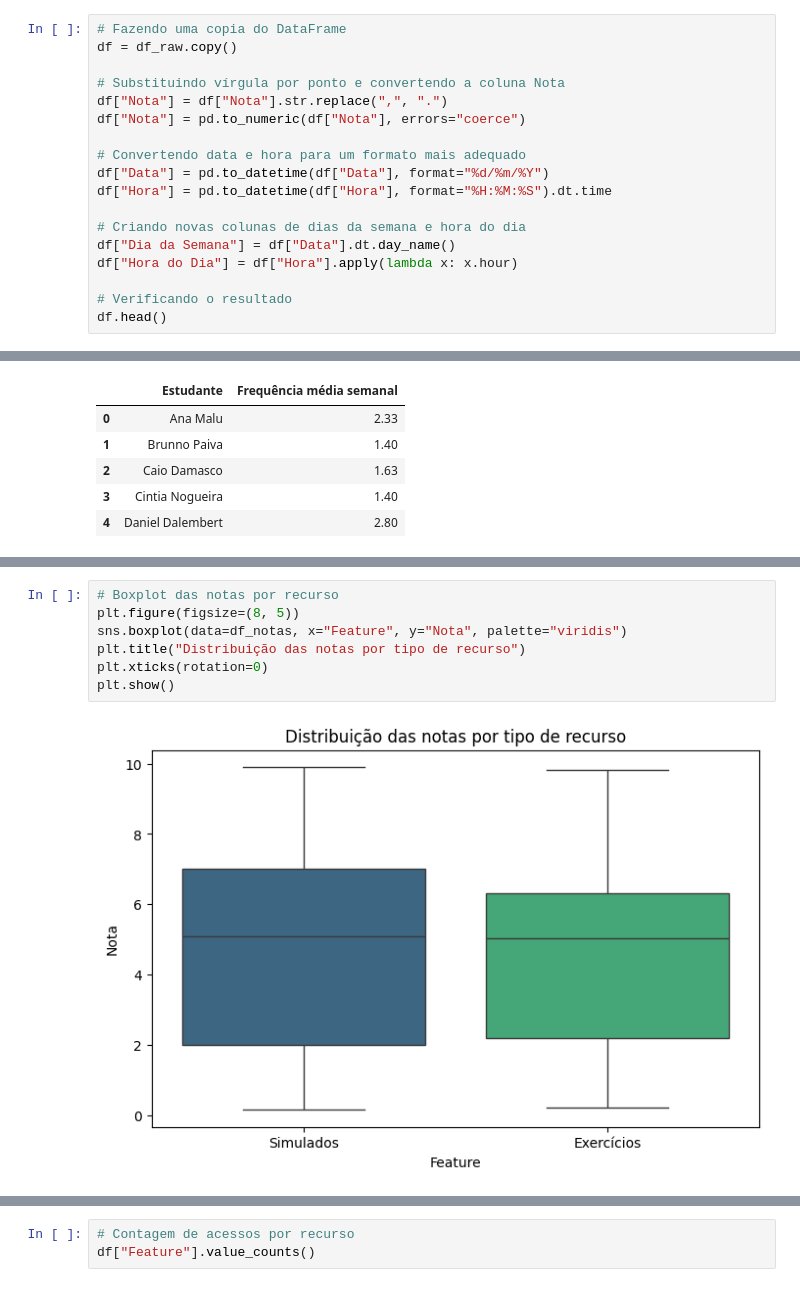
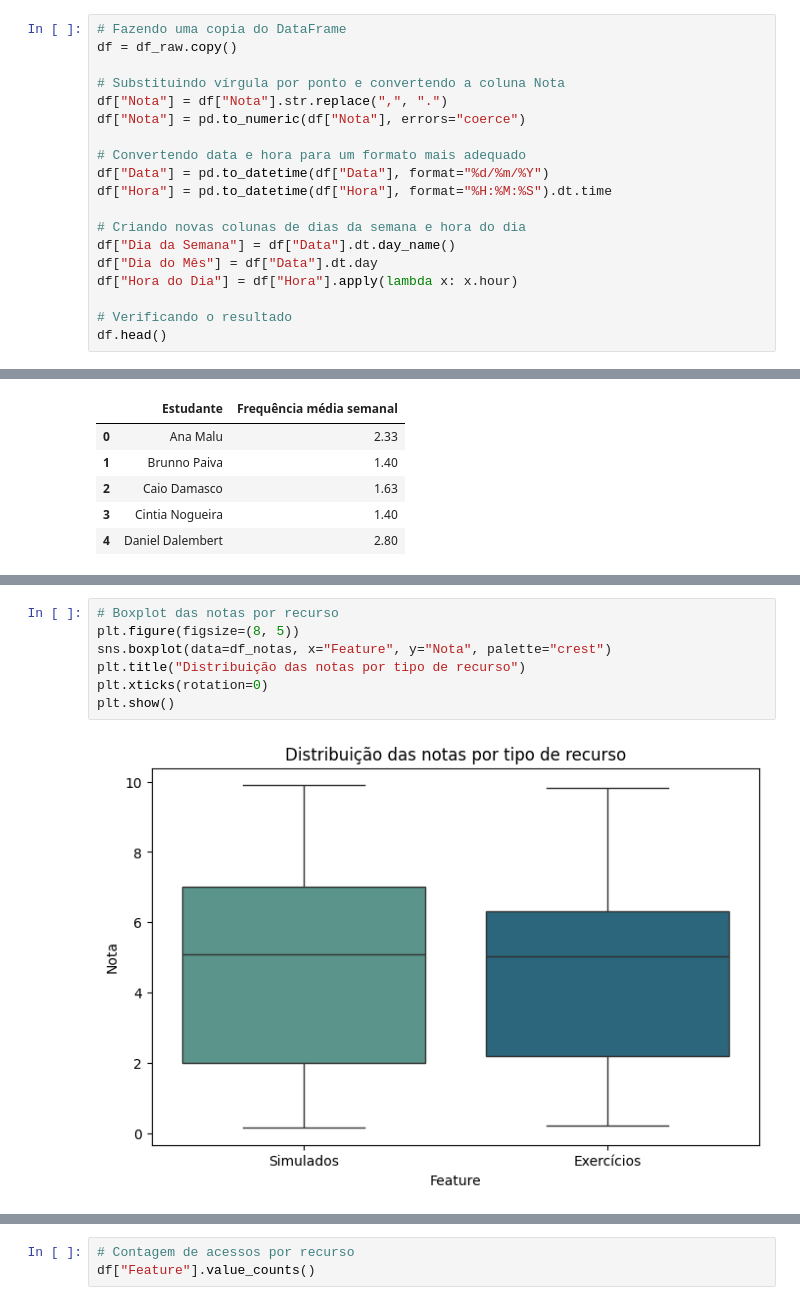
Before and after one commit to thaleswillreis/Teste-Tecnico-Dados, a Jupyter notebook: analise_dados.ipynb, the cells around one changed output, grey strips where cells are left out. Saved outputs shown, nothing was run; the diff lists cells and outputs as text.

```diff
--- a/analise_dados.ipynb
+++ b/analise_dados.ipynb
@@ -83,6 +83,7 @@ df["Hora"] = pd.to_datetime(df["Hora"], format="%H:%M:%S").dt.time
 
 # Criando novas colunas de dias da semana e hora do dia
 df["Dia da Semana"] = df["Data"].dt.day_name()
+df["Dia do Mês"] = df["Data"].dt.day
 df["Hora do Dia"] = df["Hora"].apply(lambda x: x.hour)
 
 # Verificando o resultado
@@ -195,9 +232,9 @@ Name: Nota, dtype: float64
 # %%
 # Boxplot das notas por recurso
 plt.figure(figsize=(8, 5))
-sns.boxplot(data=df_notas, x="Feature", y="Nota", palette="viridis")
+sns.boxplot(data=df_notas, x="Feature", y="Nota", palette="crest")
 plt.title("Distribuição das notas por tipo de recurso")
 plt.xticks(rotation=0)
 plt.show()
 # %% [output]
-[figure, old version]
+[figure, new version]
```
Also changed, not shown: parts of 13 cells of this notebook.
